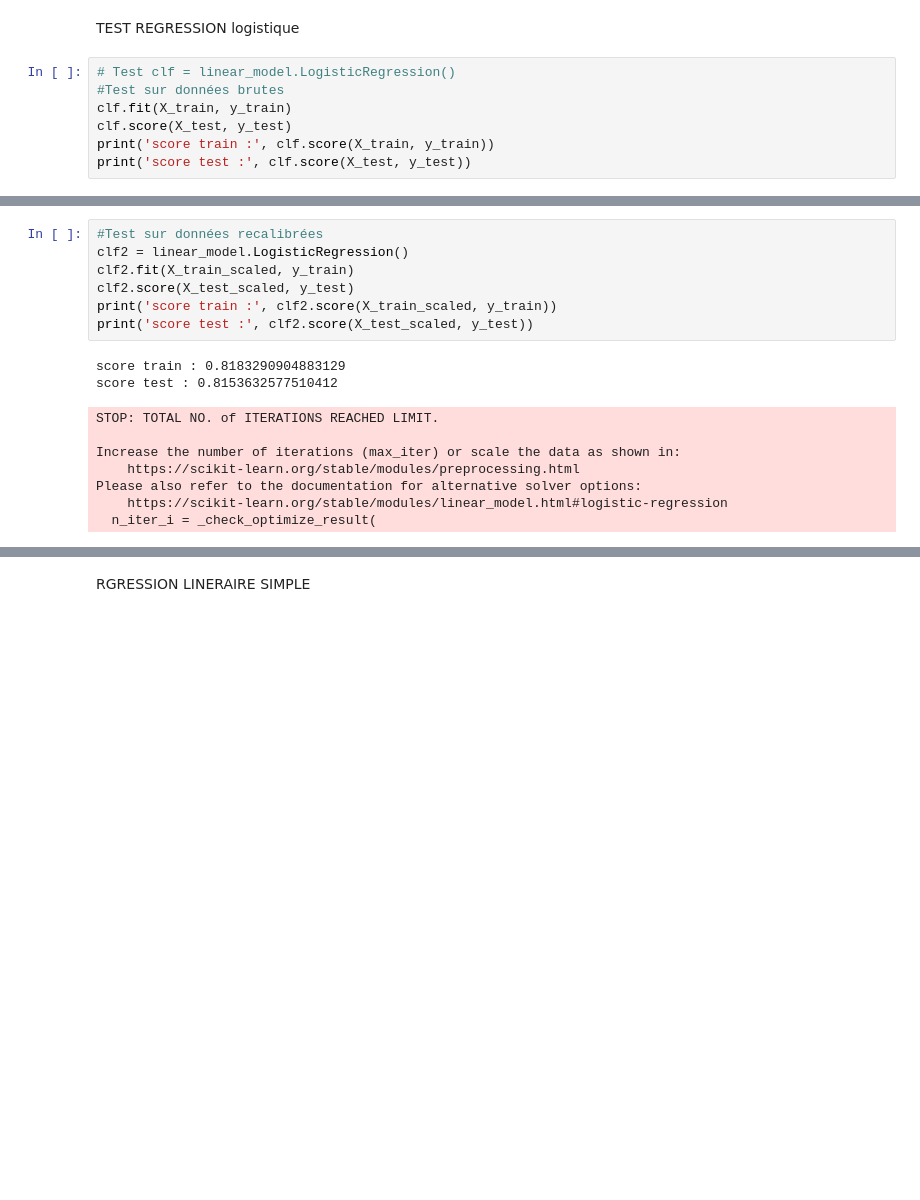
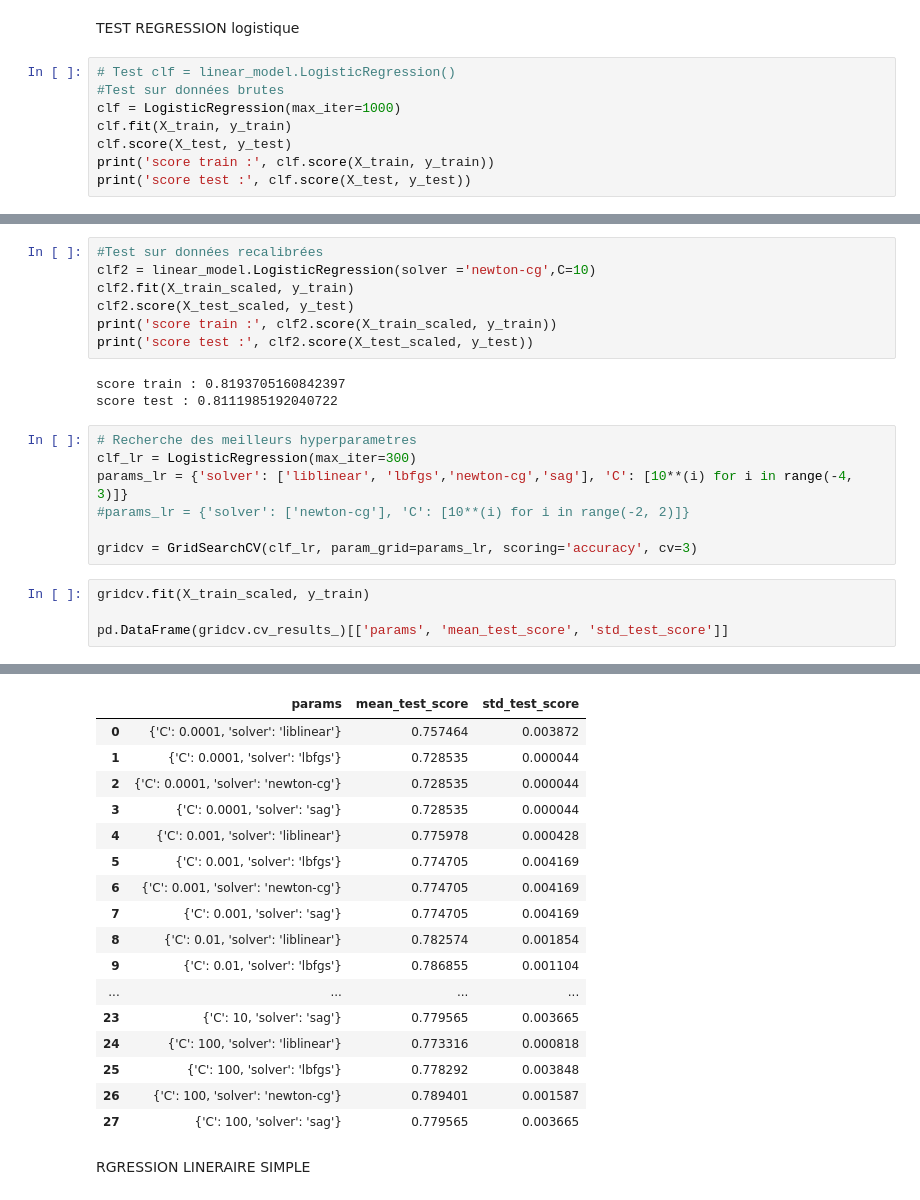
Before and after one commit to Pascal-Thai/GamingSales, a Jupyter notebook: GamingSales_ML_Laurent.ipynb, the cells around one changed output, grey strips where cells are left out. Drawn from its saved outputs; the diff is of its cells as text; blank space fills up the shorter version.

Commit message:
Recherche hyperparametres

```diff
--- a/GamingSales_ML_Laurent.ipynb
+++ b/GamingSales_ML_Laurent.ipynb
@@ -84,6 +84,7 @@ TEST REGRESSION logistique
 # %%
 # Test clf = linear_model.LogisticRegression()
 #Test sur données brutes
+clf = LogisticRegression(max_iter=1000)
 clf.fit(X_train, y_train)
 clf.score(X_test, y_test)
 print('score train :', clf.score(X_train, y_train))
@@ -100,18 +101,23 @@ Please also refer to the documentation for alternative solver options:
   n_iter_i = _check_optimize_result(
 # %%
 #Test sur données recalibrées
-clf2 = linear_model.LogisticRegression()
+clf2 = linear_model.LogisticRegression(solver ='newton-cg',C=10)
 clf2.fit(X_train_scaled, y_train)
 clf2.score(X_test_scaled, y_test)
 print('score train :', clf2.score(X_train_scaled, y_train))
 print('score test :', clf2.score(X_test_scaled, y_test))
 # %% [output]
-score train : 0.8183290904883129
-score test : 0.8153632577510412
+score train : 0.8193705160842397
+score test : 0.8111985192040722
-STOP: TOTAL NO. of ITERATIONS REACHED LIMIT.
-
-Increase the number of iterations (max_iter) or scale the data as shown in:
-    https://scikit-learn.org/stable/modules/preprocessing.html
-Please also refer to the documentation for alternative solver options:
-    https://scikit-learn.org/stable/modules/linear_model.html#logistic-regression
-  n_iter_i = _check_optimize_result(
+# %%
+# Recherche des meilleurs hyperparametres
+clf_lr = LogisticRegression(max_iter=300)
+params_lr = {'solver': ['liblinear', 'lbfgs','newton-cg','sag'], 'C': [10**(i) for i in range(-4, 3)]}
+#params_lr = {'solver': ['newton-cg'], 'C': [10**(i) for i in range(-2, 2)]}
+
+gridcv = GridSearchCV(clf_lr, param_grid=params_lr, scoring='accuracy', cv=3)
+# %%
+gridcv.fit(X_train_scaled, y_train)
+
+pd.DataFrame(gridcv.cv_results_)[['params', 'mean_test_score', 'std_test_score']]
+# %% [output]
@@ -118,3 +141,20 @@ Please also refer to the documentation for alternative solver options:
+|  | params | mean_test_score | std_test_score |
+| 0 | {'C': 0.0001, 'solver': 'liblinear'} | 0.757464 | 0.003872 |
+| 1 | {'C': 0.0001, 'solver': 'lbfgs'} | 0.728535 | 0.000044 |
+| 2 | {'C': 0.0001, 'solver': 'newton-cg'} | 0.728535 | 0.000044 |
+| 3 | {'C': 0.0001, 'solver': 'sag'} | 0.728535 | 0.000044 |
+| 4 | {'C': 0.001, 'solver': 'liblinear'} | 0.775978 | 0.000428 |
+| 5 | {'C': 0.001, 'solver': 'lbfgs'} | 0.774705 | 0.004169 |
+| 6 | {'C': 0.001, 'solver': 'newton-cg'} | 0.774705 | 0.004169 |
+| 7 | {'C': 0.001, 'solver': 'sag'} | 0.774705 | 0.004169 |
+| 8 | {'C': 0.01, 'solver': 'liblinear'} | 0.782574 | 0.001854 |
+| 9 | {'C': 0.01, 'solver': 'lbfgs'} | 0.786855 | 0.001104 |
+| ... | ... | ... | ... |
+| 23 | {'C': 10, 'solver': 'sag'} | 0.779565 | 0.003665 |
+| 24 | {'C': 100, 'solver': 'liblinear'} | 0.773316 | 0.000818 |
+| 25 | {'C': 100, 'solver': 'lbfgs'} | 0.778292 | 0.003848 |
+| 26 | {'C': 100, 'solver': 'newton-cg'} | 0.789401 | 0.001587 |
+| 27 | {'C': 100, 'solver': 'sag'} | 0.779565 | 0.003665 |
 # %% [markdown]
 RGRESSION LINERAIRE SIMPLE
 # %%
```
Also changed, not shown: parts of 15 cells of this notebook.
